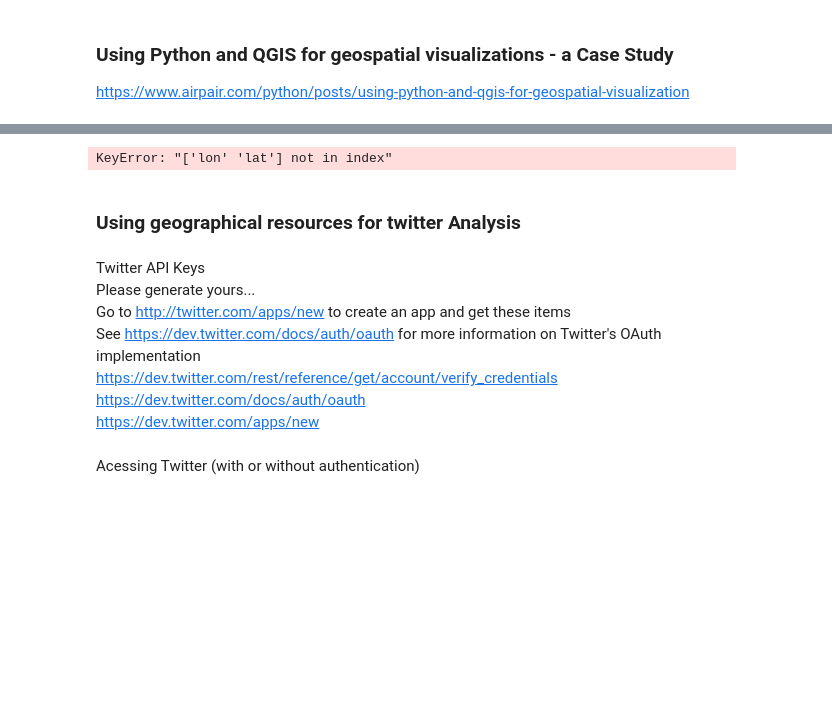
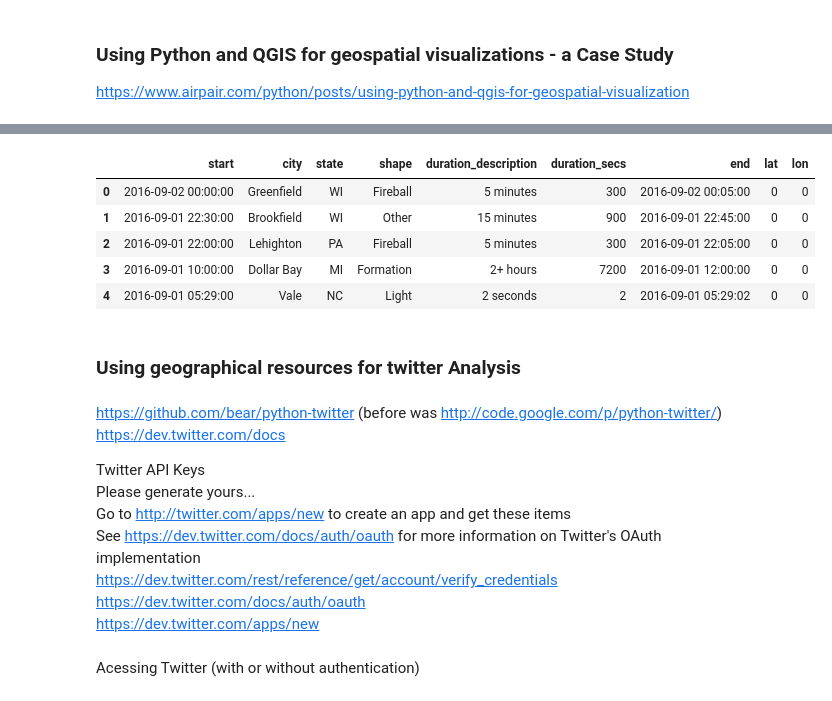
Before and after one commit to rsouza/MMD, a Jupyter notebook: notebooks/07_Spatial_Analysis_Examples.ipynb, the cells around one changed output, grey strips where cells are left out. Drawn from its saved outputs; the diff is of its cells as text; code cells hidden in the pictures; blank space fills up the shorter version.

```diff
--- a/notebooks/07_Spatial_Analysis_Examples.ipynb
+++ b/notebooks/07_Spatial_Analysis_Examples.ipynb
@@ -241,22 +221,16 @@ ufos_df.head(18)
 # function that infers the duration from the text
 def infer_duration_in_seconds(text):
     # try different regexps to extract the total seconds
-    metric_text = ["second","s","Second","segundo","minute","m","min","Minute","hour","h","Hour"]
-    metric_seconds = [1,1,1,1,60,60,60,3600,3600,3600]
+    text = text.replace('<','')
+    text = text.replace('>','')
+    text = text.replace('?','')
+    text = text.replace('+','')
+    text = text.replace('~','')
+    metric_text = ["second","s","Second","segundo","minute","m","min","Minute","hour","h","Hour",'Currently']
+    metric_seconds = [1,1,1,1,60,60,60,3600,3600,3600,10]
     for metric,mult in zip(metric_text, metric_seconds):
         regex = "\s*(\d+)\+?\s*{}s?".format(metric)
-        text = text.replace('<','')
-        text = text.replace('>','')
-        #text = text[0:text.find('(')]
         res = re.findall(regex,text)
         if len(res)>0:
             return int(float(res[0]) * mult)
-    return None
-
-# extract the duration in seconds
-ufos_df["duration_secs"] = ufos_df["duration_description"].apply(infer_duration_in_seconds)
-# now we can infer the end time of the UFO sighting as well
-# which will be useful for the animation later
-ufos_df["end"] = ufos_df.apply(lambda x:x["start"] + timedelta(seconds=x["duration_secs"]),axis=1)
-ufos_df = ufos_df.dropna()
-ufos_df[0:10]
+    return 0
@@ -275,5 +236,0 @@ ufos_df[0:10]
-# %%
-geolocator = Nominatim()
-ufos_df["lat"] = ufos_df.apply(lambda x:geolocator.query(x['city'])[0]['lat'],axis=1)
-#geolocator.query("Houston, TX")
-ufos_df[0:10]
@@ -293,0 +260,12 @@ ufos_df[48:52]
+# %%
+ufos_df["lat"] = 0
+ufos_df["lon"] = 0
+for i in range(len(ufos_df[0:20])):
+    resp_json = geolocator.query(ufos_df['city'][i])
+    try:
+        ufos_df["lat"][i] = resp_json[0]['lat']
+        ufos_df["lon"][i] = resp_json[0]['lon']
+    except:
+        ufos_df["lat"][i] = 0
+        ufos_df["lat"][i] = 0
+    time.sleep(1)
@@ -294,11 +279,26 @@ ufos_df[48:52]
+# %%
+# http://stackoverflow.com/questions/17098654/how-to-store-data-frame-using-pandas-python
+ufos_df.to_pickle(os.path.join(outputs,'ufos_df.pkl'))
+ufos_df = pd.read_pickle(os.path.join(outputs,'ufos_df.pkl'))
+ufos_df.head()
+# %% [output]
+|  | start | city | state | shape | duration_description | duration_secs | end | lat | lon |
+| 0 | 2016-09-02 00:00:00 | Greenfield | WI | Fireball | 5 minutes | 300 | 2016-09-02 00:05:00 | 0 | 0 |
+| 1 | 2016-09-01 22:30:00 | Brookfield | WI | Other | 15 minutes | 900 | 2016-09-01 22:45:00 | 0 | 0 |
+| 2 | 2016-09-01 22:00:00 | Lehighton | PA | Fireball | 5 minutes | 300 | 2016-09-01 22:05:00 | 0 | 0 |
+| 3 | 2016-09-01 10:00:00 | Dollar Bay | MI | Formation | 2+ hours | 7200 | 2016-09-01 12:00:00 | 0 | 0 |
+| 4 | 2016-09-01 05:29:00 | Vale | NC | Light | 2 seconds | 2 | 2016-09-01 05:29:02 | 0 | 0 |
 # %%
 # Note: dropna will drop any columns with None values, which is desirable
-ufos_df[["start","end","lon","lat","shape"]].dropna().to_csv("ufo_data.csv",index=False, encoding="utf-8")
+ufos_df[["start","end","lon","lat","shape"]].dropna().to_csv(os.path.join(outputs,'ufo_data.csv'),
+                                                             index=False,
+                                                             encoding="utf-8")
-# %% [output]
-KeyError: "['lon' 'lat'] not in index"
 # %% [markdown]
 ### Using geographical resources for twitter Analysis
 # %% [markdown]
+https://github.com/bear/python-twitter (before was http://code.google.com/p/python-twitter/)
+https://dev.twitter.com/docs
+
 Twitter API Keys
 Please generate yours...
 Go to http://twitter.com/apps/new to create an app and get these items
```
Also changed, not shown: parts of 22 cells of this notebook.
